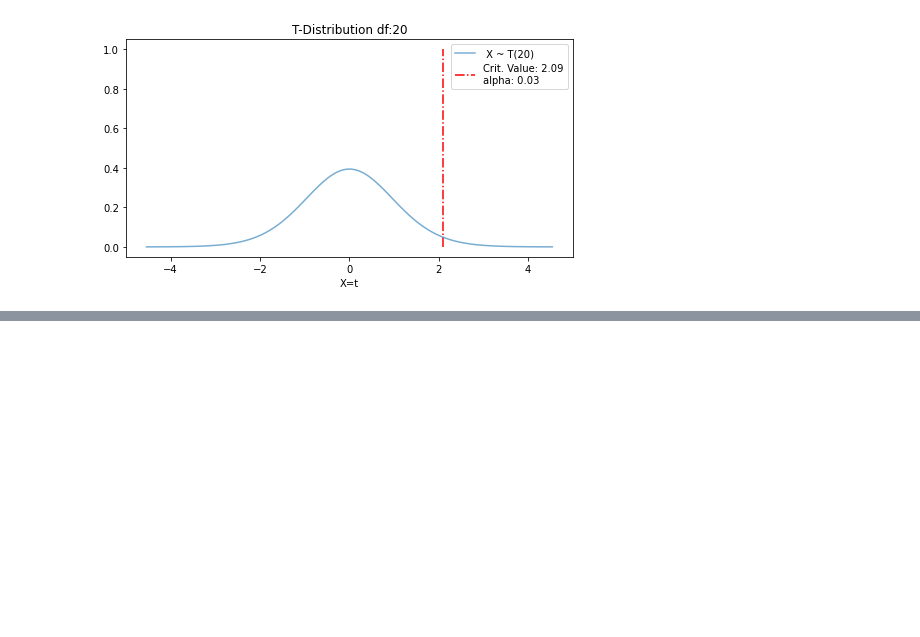
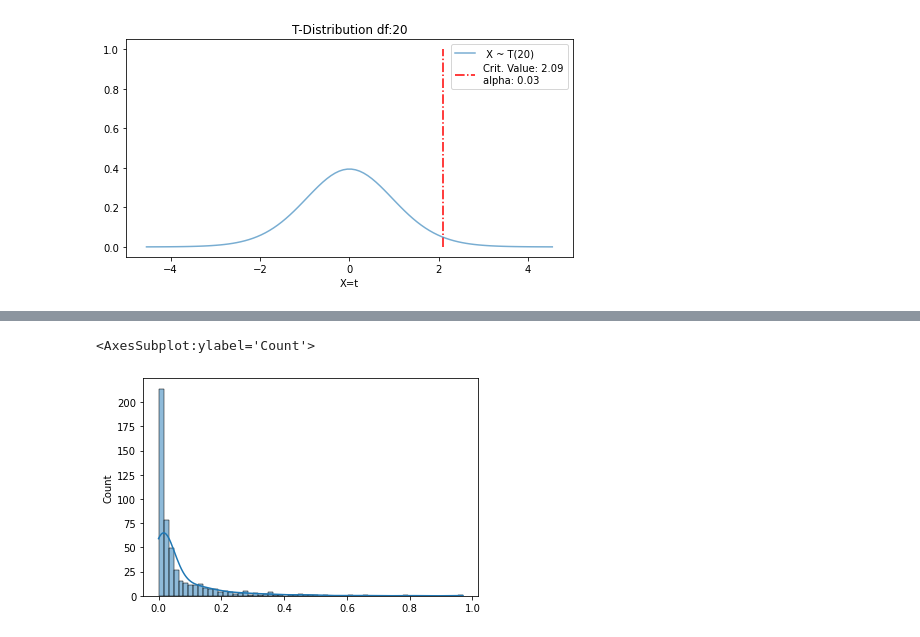
Before and after one commit to mxagar/statistics_with_python_coursera, a Jupyter notebook: 02_Inference/lab/05_Hypothesis_Testing_Examples.ipynb, the cells around one changed output, grey strips where cells are left out. Drawn from its saved outputs; the diff is of its cells as text; code cells hidden in the pictures; blank space fills up the shorter version.

```diff
--- a/02_Inference/lab/05_Hypothesis_Testing_Examples.ipynb
+++ b/02_Inference/lab/05_Hypothesis_Testing_Examples.ipynb
@@ -439,0 +507,6 @@ plot_t_critical(df=20,alpha=0.05/2)
+# %%
+# 2: n = 400
+sns.histplot(all_p[2],kde=True)
+# %% [output]
+<AxesSubplot:ylabel='Count'>
+[figure, added]
```
Also changed, not shown: parts of 11 cells of this notebook, 1 other file.
